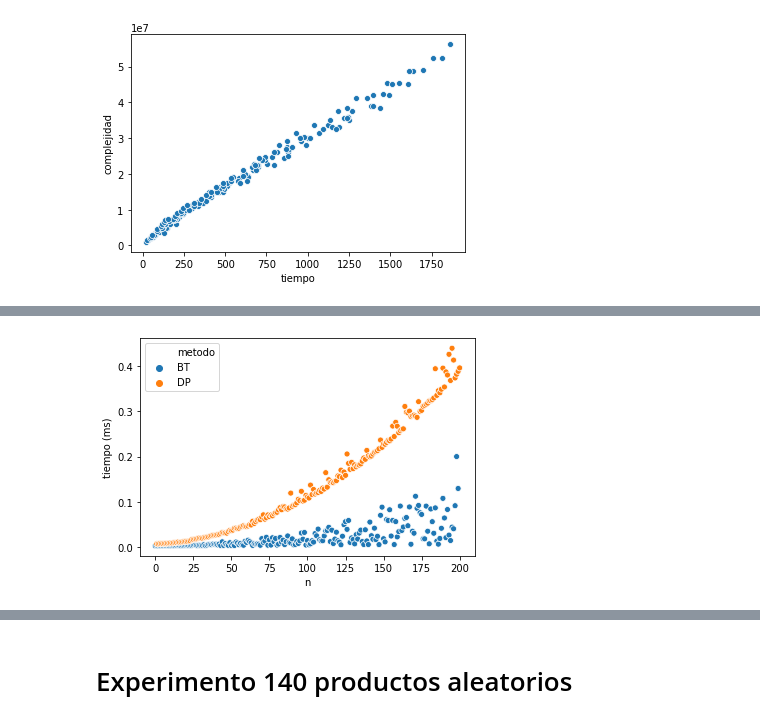
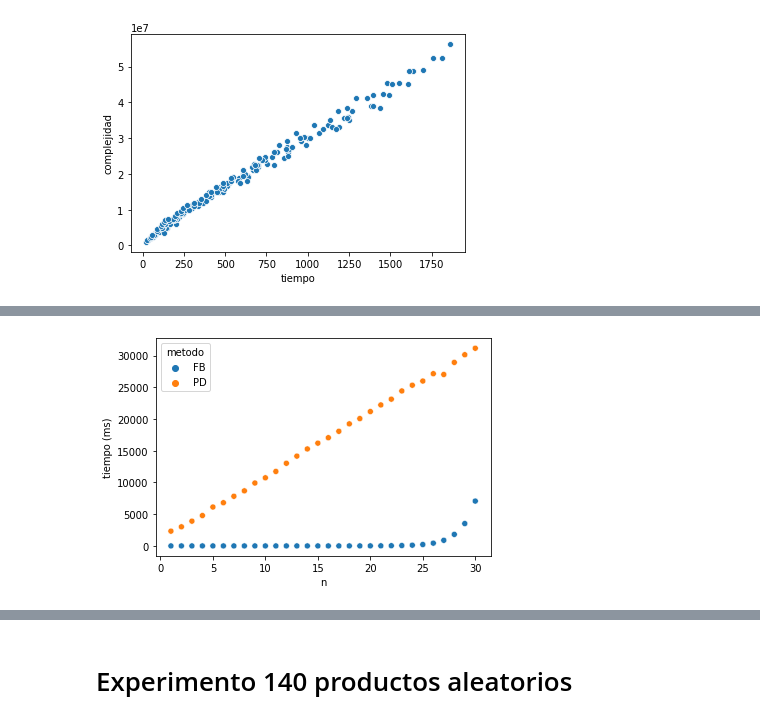
Before and after one commit to axelnico/algo3TP1, a Jupyter notebook: python/analisis.ipynb, the cells around one changed output, grey strips where cells are left out. Drawn from its saved outputs; the diff is of its cells as text; code cells hidden in the pictures.

```diff
--- a/python/analisis.ipynb
+++ b/python/analisis.ipynb
@@ -196,7 +193,7 @@ En este experimento se trata de buscar para qué casos funciona mejor cada técn
 # %%
-df_densidad_alta = df_resultados[((df_resultados["metodo"]=="BT") | (df_resultados["metodo"]=="DP")) & (df_resultados["dataset"] == "densidad-alta")].copy();
-fig = sns.scatterplot(data=df_densidad_alta, x='n', y='tiempo', hue='metodo');
+df_R_grande = df_resultados[((df_resultados["metodo"]=="FB") | (df_resultados["metodo"]=="PD")) & (df_resultados["dataset"] == "R-grande")].copy();
+fig = sns.scatterplot(data=df_R_grande, x='n', y='tiempo', hue='metodo');
 fig.set(xlabel='n', ylabel='tiempo (ms)');
-plt.savefig("graficos/comparacion-bt-dp-alta.svg");
+plt.savefig("graficos/R-grande-BT-PD.svg");
 # %% [output]
-[figure, old version]
+[figure, new version]
```
Also changed, not shown: parts of 12 cells of this notebook, 7 other files.
